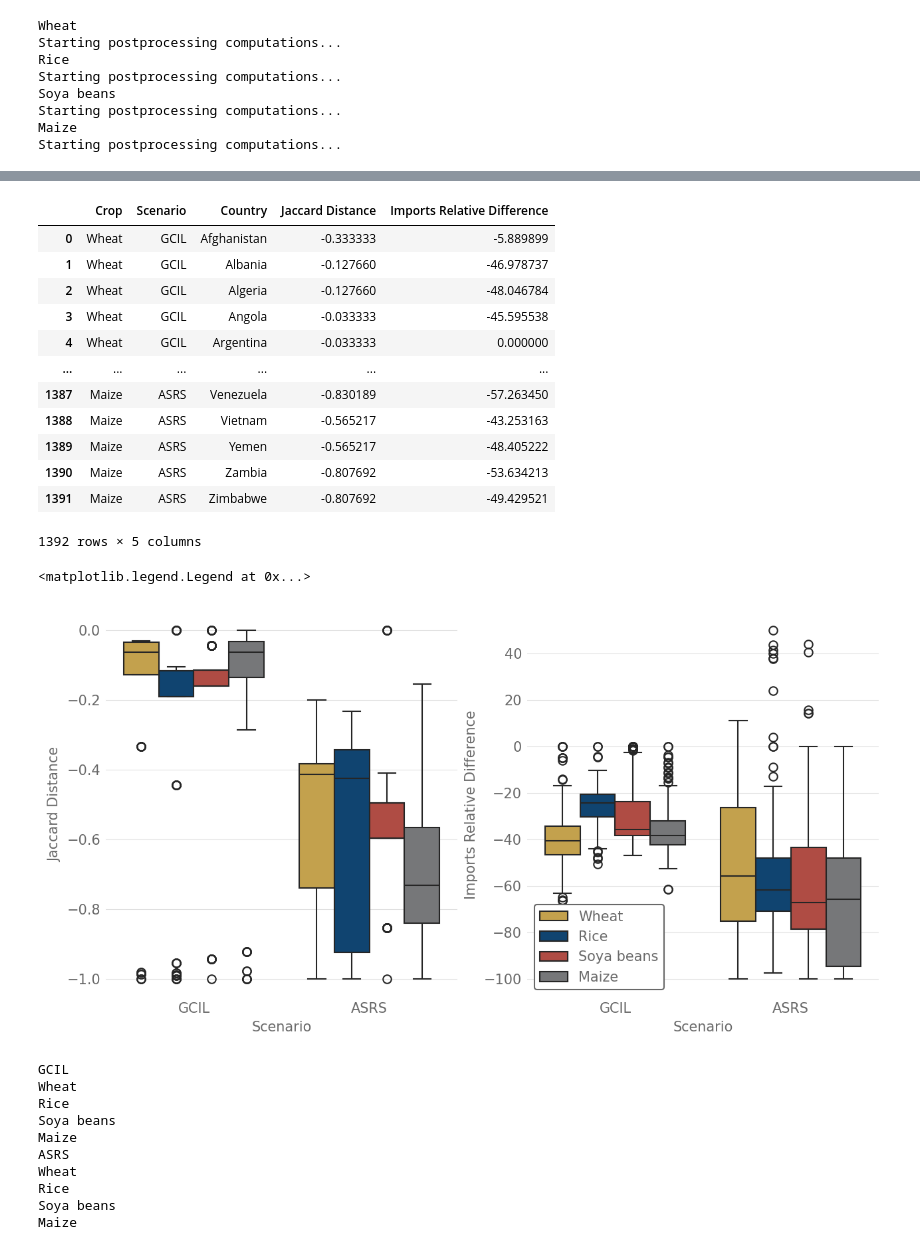
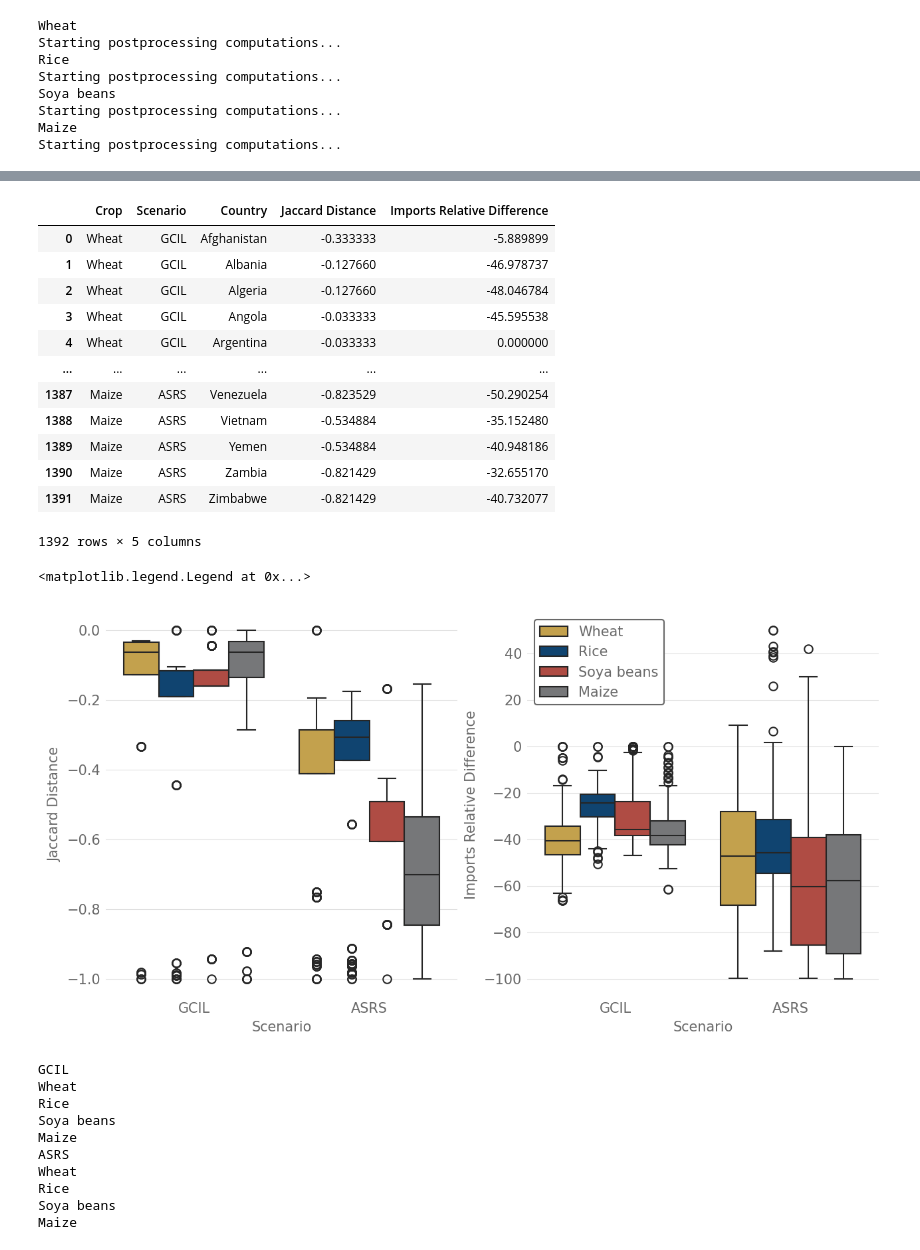
Before and after one commit to lukaszgajewski/pytradeshifts, a Jupyter notebook: scripts/Main Scenarios/crop_overall_comparison.ipynb, the cells around one changed output, grey strips where cells are left out. Cells and saved outputs as stored; diff of their text form; code cells hidden in the pictures.

```diff
--- a/scripts/Main Scenarios/crop_overall_comparison.ipynb
+++ b/scripts/Main Scenarios/crop_overall_comparison.ipynb
@@ -48,7 +48,7 @@ for crop in crops:
                 cd_kwargs={"seed": 2},
                 make_plot=False,
                 keep_singletons=True,
-                scenario_file_name=f"nuclear_winter/xia_47tg_y3_{xia_naming}.csv",
+                scenario_file_name=f"nuclear_winter/xia_37tg_y3_{xia_naming}.csv",
                 scenario_name=catastrophe,
             )
         else:
@@ -157,22 +157,22 @@ network_df
 | 3 | Wheat | GCIL | Angola | -0.033333 | -45.595538 |
 | 4 | Wheat | GCIL | Argentina | -0.033333 | 0.000000 |
 | ... | ... | ... | ... | ... | ... |
-| 1387 | Maize | ASRS | Venezuela | -0.830189 | -57.263450 |
-| 1388 | Maize | ASRS | Vietnam | -0.565217 | -43.253163 |
-| 1389 | Maize | ASRS | Yemen | -0.565217 | -48.405222 |
-| 1390 | Maize | ASRS | Zambia | -0.807692 | -53.634213 |
-| 1391 | Maize | ASRS | Zimbabwe | -0.807692 | -49.429521 |
+| 1387 | Maize | ASRS | Venezuela | -0.823529 | -50.290254 |
+| 1388 | Maize | ASRS | Vietnam | -0.534884 | -35.152480 |
+| 1389 | Maize | ASRS | Yemen | -0.534884 | -40.948186 |
+| 1390 | Maize | ASRS | Zambia | -0.821429 | -32.655170 |
+| 1391 | Maize | ASRS | Zimbabwe | -0.821429 | -40.732077 |
 1392 rows × 5 columns
 # %%
 fig, axes = plt.subplots(1, 2, figsize=(10, 5))
 sns.boxplot(x='Scenario', y='Jaccard Distance', hue="Crop", data=network_df, ax=axes[0], palette= ["#d6a93a", "#004680", "#c13d32", "#75777a"])
 sns.boxplot(x='Scenario', y='Imports Relative Difference', hue="Crop", data=network_df, ax=axes[1], palette= ["#d6a93a", "#004680", "#c13d32", "#75777a"])
 axes[0].get_legend().remove()
 # place the legend in the lower left corner for the first plot
-axes[1].legend(loc='lower left')
+axes[1].legend(loc='upper left')
 # %% [output]
 <matplotlib.legend.Legend at 0x...>
-[figure, old version]
+[figure, new version]
 # %%
 dfs_list = []
 catastrophes = ["GCIL", "ASRS"]
```
Also changed, not shown: parts of 5 cells of this notebook.
